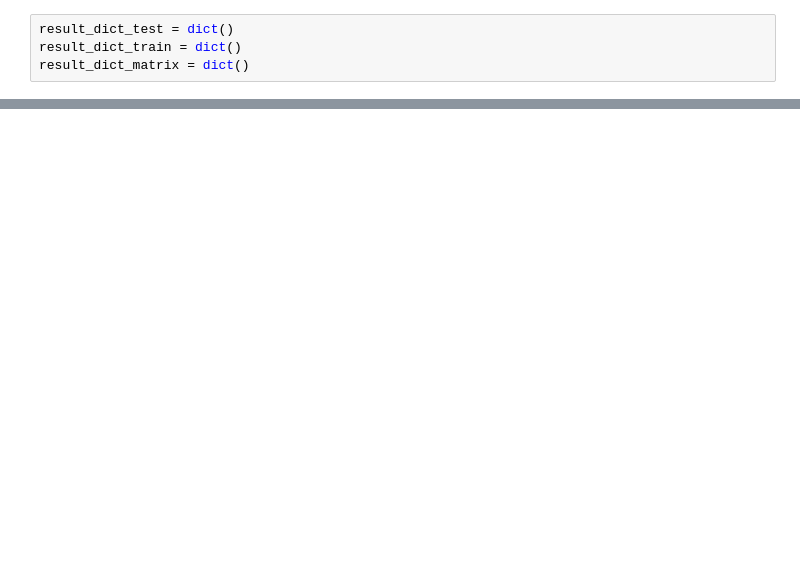
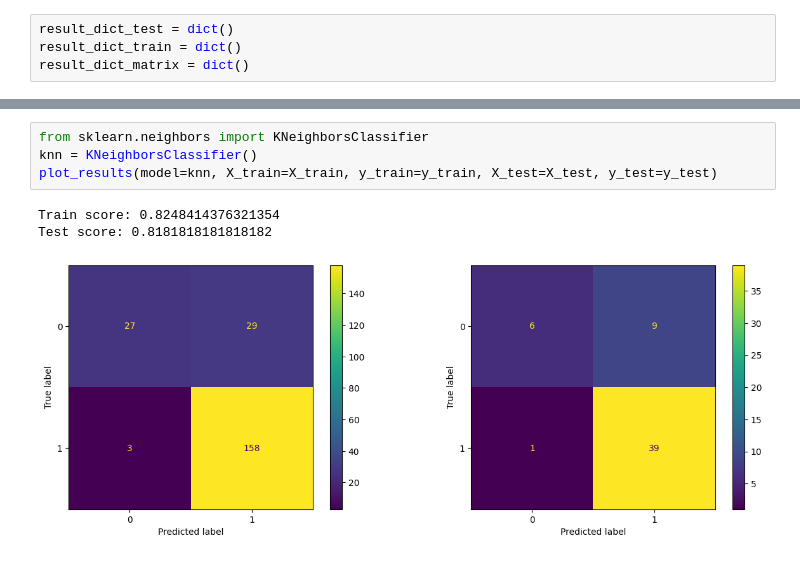
Before and after one commit to Shamsco/Loan-Approval, a Jupyter notebook: Loan Rejection.ipynb, the cells around one changed output, grey strips where cells are left out. Cells and saved outputs as stored; diff of their text form; blank space fills up the shorter version.

```diff
--- a/Loan Rejection.ipynb
+++ b/Loan Rejection.ipynb
@@ -342,0 +228,8 @@ for key, value in result_dict_matrix.items():
+# %%
+from sklearn.neighbors import KNeighborsClassifier
+knn = KNeighborsClassifier()
+plot_results(model=knn, X_train=X_train, y_train=y_train, X_test=X_test, y_test=y_test)
+# %% [output]
+Train score: 0.8248414376321354
+Test score: 0.8181818181818182
+[figure, added]
```
Also changed, not shown: parts of 23 cells of this notebook.
